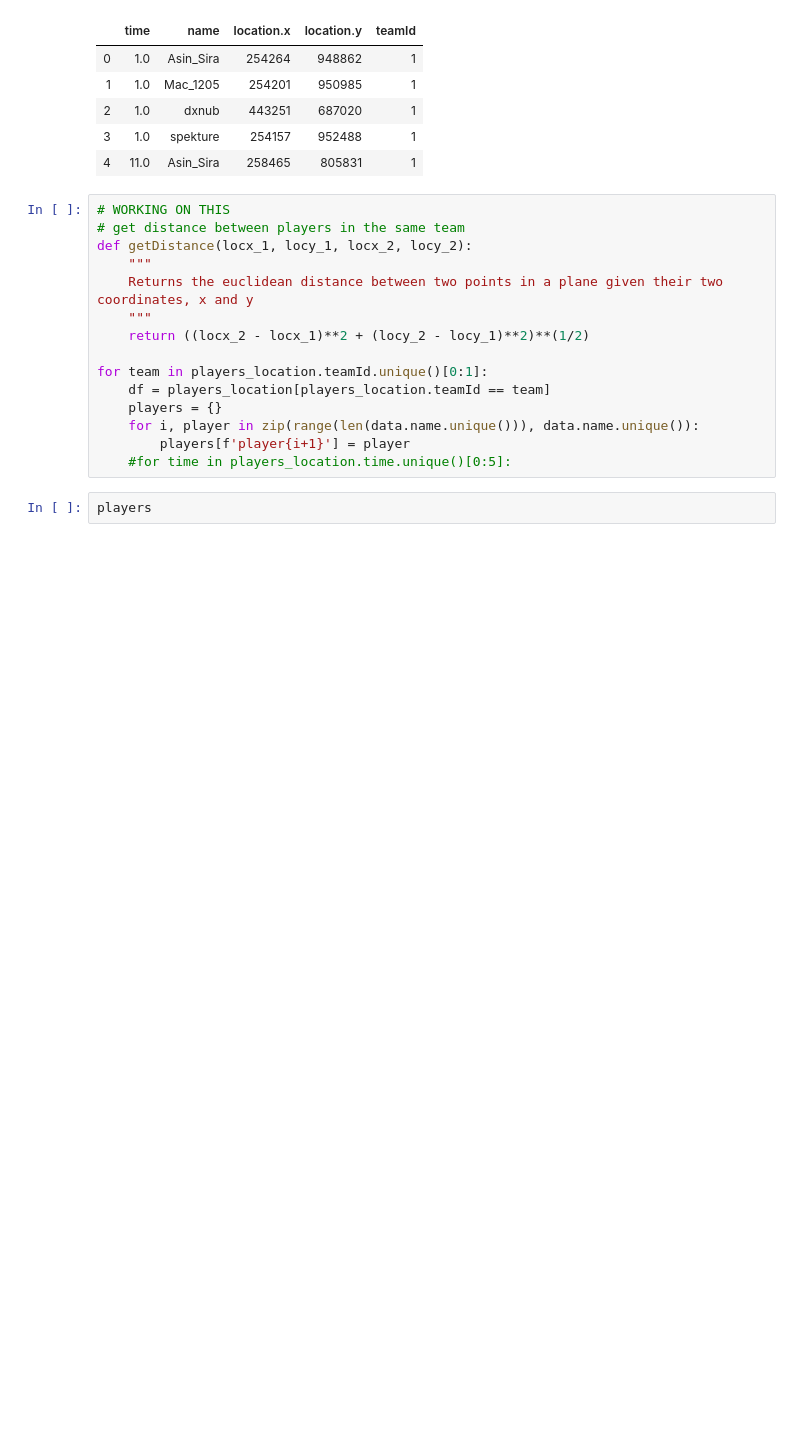
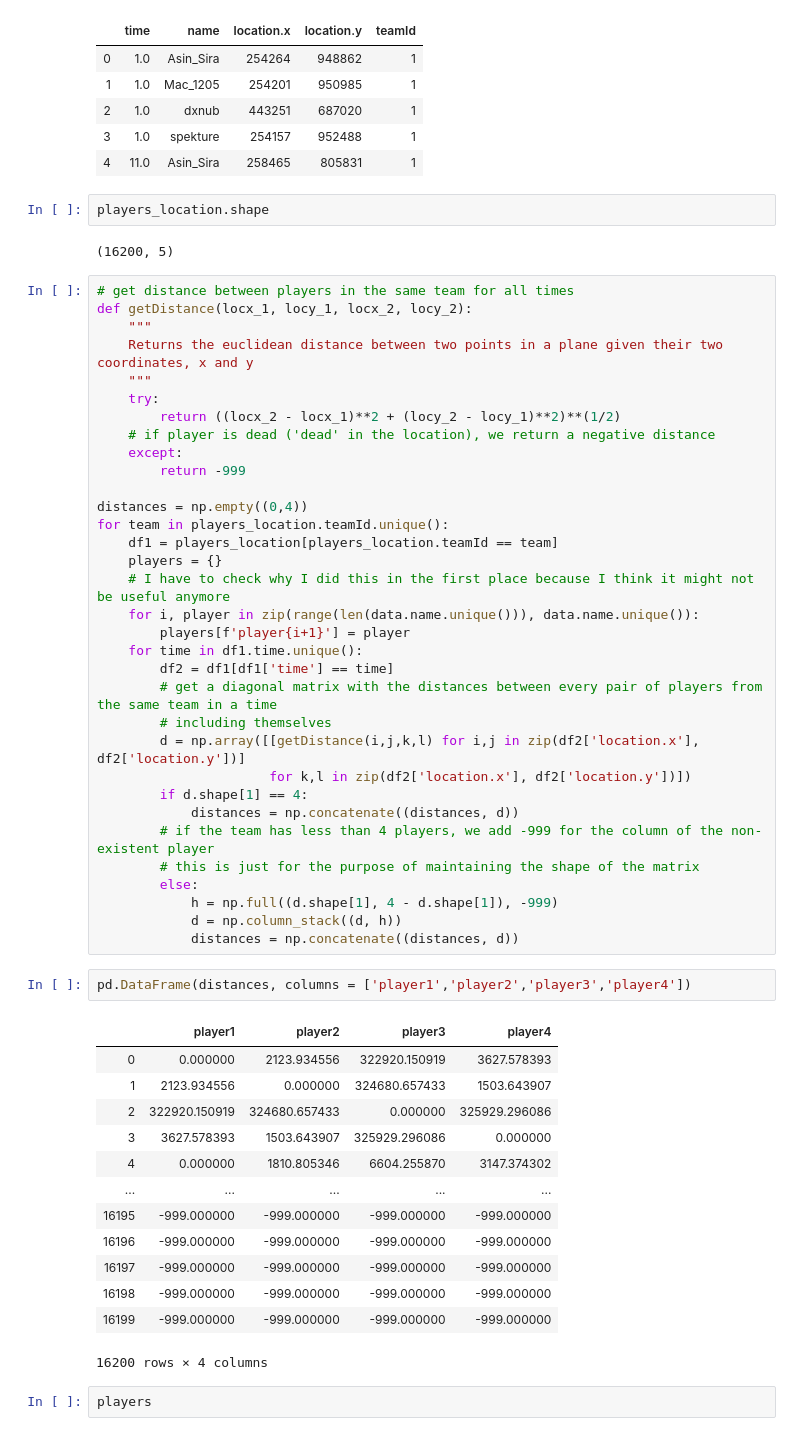
Before and after one commit to valerii-ginak/PUBG_Capstone, a Jupyter notebook: transform_(loadsomeday).ipynb, the cells around one changed output. Cells and saved outputs as stored; diff of their text form; blank space fills up the shorter version.

Commit message:
finished getting distances
finished getting distances

```diff
--- a/transform_(loadsomeday).ipynb
+++ b/transform_(loadsomeday).ipynb
@@ -408,21 +408,59 @@ players_location.head()
 | 2 | 1.0 | dxnub | 443251 | 687020 | 1 |
 | 3 | 1.0 | spekture | 254157 | 952488 | 1 |
 | 4 | 11.0 | Asin_Sira | 258465 | 805831 | 1 |
+# %%
+players_location.shape
+# %% [output]
+(16200, 5)
 # %%
-# WORKING ON THIS
-# get distance between players in the same team
+# get distance between players in the same team for all times
 def getDistance(locx_1, locy_1, locx_2, locy_2):
     """
     Returns the euclidean distance between two points in a plane given their two coordinates, x and y
     """
-    return ((locx_2 - locx_1)**2 + (locy_2 - locy_1)**2)**(1/2)
+    try:
+        return ((locx_2 - locx_1)**2 + (locy_2 - locy_1)**2)**(1/2)
+    # if player is dead ('dead' in the location), we return a negative distance
+    except:
+        return -999
 
-for team in players_location.teamId.unique()[0:1]:
-    df = players_location[players_location.teamId == team]
+distances = np.empty((0,4))
+for team in players_location.teamId.unique():
+    df1 = players_location[players_location.teamId == team]
     players = {}
+    # I have to check why I did this in the first place because I think it might not be useful anymore
     for i, player in zip(range(len(data.name.unique())), data.name.unique()):
         players[f'player{i+1}'] = player
-    #for time in players_location.time.unique()[0:5]:
+    for time in df1.time.unique():
+        df2 = df1[df1['time'] == time]
+        # get a diagonal matrix with the distances between every pair of players from the same team in a time
+        # including themselves
+        d = np.array([[getDistance(i,j,k,l) for i,j in zip(df2['location.x'], df2['location.y'])]
+                      for k,l in zip(df2['location.x'], df2['location.y'])])
+        if d.shape[1] == 4:
+            distances = np.concatenate((distances, d))
+        # if the team has less than 4 players, we add -999 for the column of the non-existent player
+        # this is just for the purpose of maintaining the shape of the matrix
+        else:
+            h = np.full((d.shape[1], 4 - d.shape[1]), -999)
+            d = np.column_stack((d, h))
+            distances = np.concatenate((distances, d))
+# %%
+pd.DataFrame(distances, columns = ['player1','player2','player3','player4'])
+# %% [output]
+|  | player1 | player2 | player3 | player4 |
+| 0 | 0.000000 | 2123.934556 | 322920.150919 | 3627.578393 |
+| 1 | 2123.934556 | 0.000000 | 324680.657433 | 1503.643907 |
+| 2 | 322920.150919 | 324680.657433 | 0.000000 | 325929.296086 |
+| 3 | 3627.578393 | 1503.643907 | 325929.296086 | 0.000000 |
+| 4 | 0.000000 | 1810.805346 | 6604.255870 | 3147.374302 |
+| ... | ... | ... | ... | ... |
+| 16195 | -999.000000 | -999.000000 | -999.000000 | -999.000000 |
+| 16196 | -999.000000 | -999.000000 | -999.000000 | -999.000000 |
+| 16197 | -999.000000 | -999.000000 | -999.000000 | -999.000000 |
+| 16198 | -999.000000 | -999.000000 | -999.000000 | -999.000000 |
+| 16199 | -999.000000 | -999.000000 | -999.000000 | -999.000000 |
+16200 rows × 4 columns
 # %%
 players
 # %% [output]
```
Also changed, not shown: parts of 1 cell of this notebook.
